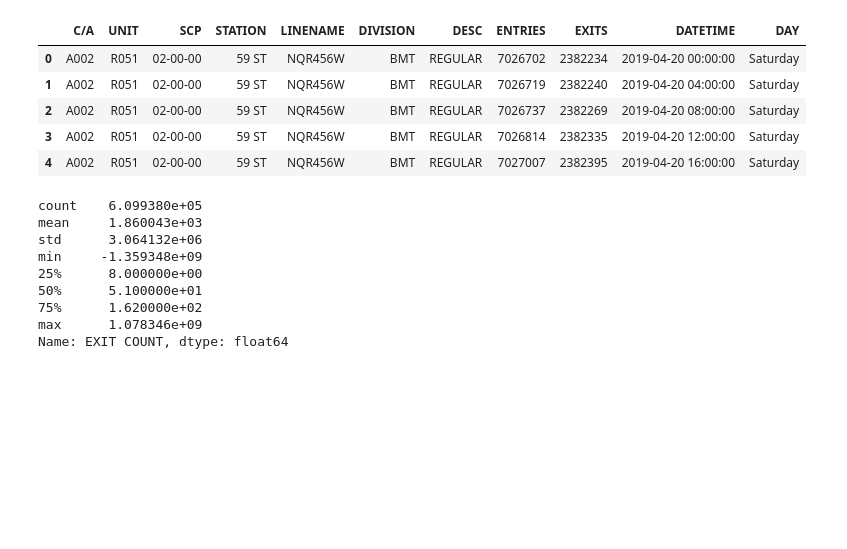
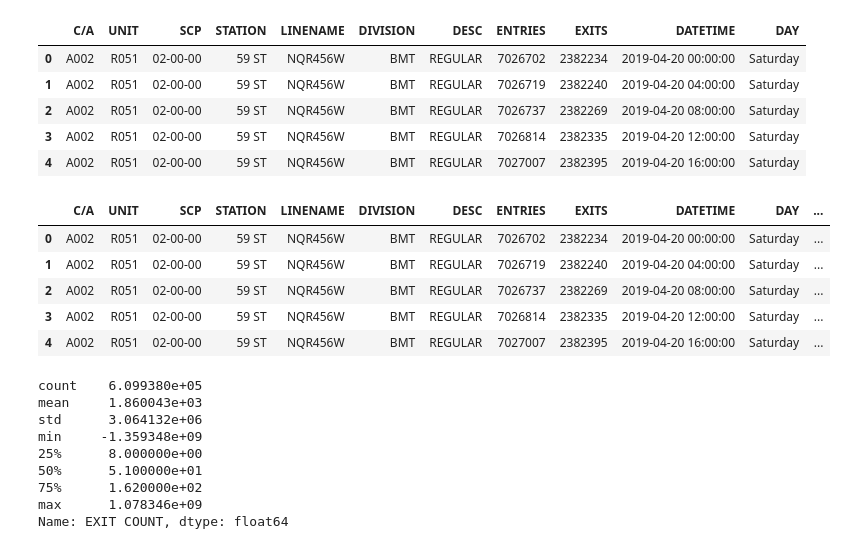
Before and after one commit to huge-reality/MTA_Project_Group_5, a Jupyter notebook: Updated_Version.ipynb, the cells around one changed output. Saved outputs shown, nothing was run; the diff lists cells and outputs as text; code cells hidden in the pictures; blank space fills up the shorter version.

```diff
--- a/Updated_Version.ipynb
+++ b/Updated_Version.ipynb
@@ -54,6 +54,15 @@ df.head()
 
 df['ENTRY COUNT'] = df.groupby(['UNIT', 'SCP'])['ENTRIES'].transform(lambda x: x.diff())
 df['EXIT COUNT'] = df.groupby(['UNIT', 'SCP'])['EXITS'].transform(lambda x: x.diff())
+# %%
+df.head()
+# %% [output]
+|  | C/A | UNIT | SCP | STATION | LINENAME | DIVISION | DESC | ENTRIES | EXITS | DATETIME | DAY | ... |
+| 0 | A002 | R051 | 02-00-00 | 59 ST | NQR456W | BMT | REGULAR | 7026702 | 2382234 | 2019-04-20 00:00:00 | Saturday | ... |
+| 1 | A002 | R051 | 02-00-00 | 59 ST | NQR456W | BMT | REGULAR | 7026719 | 2382240 | 2019-04-20 04:00:00 | Saturday | ... |
+| 2 | A002 | R051 | 02-00-00 | 59 ST | NQR456W | BMT | REGULAR | 7026737 | 2382269 | 2019-04-20 08:00:00 | Saturday | ... |
+| 3 | A002 | R051 | 02-00-00 | 59 ST | NQR456W | BMT | REGULAR | 7026814 | 2382335 | 2019-04-20 12:00:00 | Saturday | ... |
+| 4 | A002 | R051 | 02-00-00 | 59 ST | NQR456W | BMT | REGULAR | 7027007 | 2382395 | 2019-04-20 16:00:00 | Saturday | ... |
 # %%
 df['EXIT COUNT'].describe()
 # %% [output]
```
Also changed, not shown: parts of 14 cells of this notebook.
